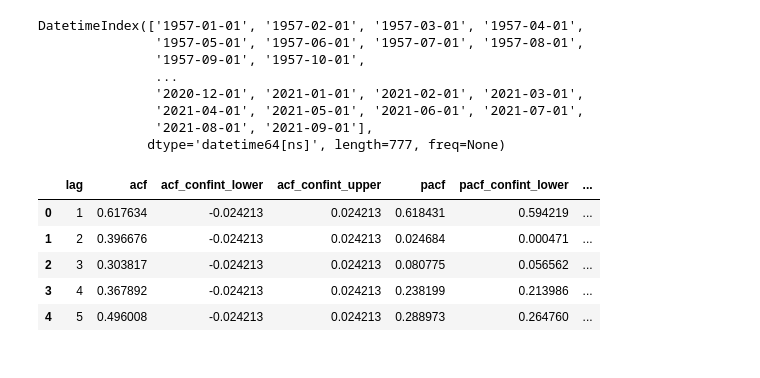
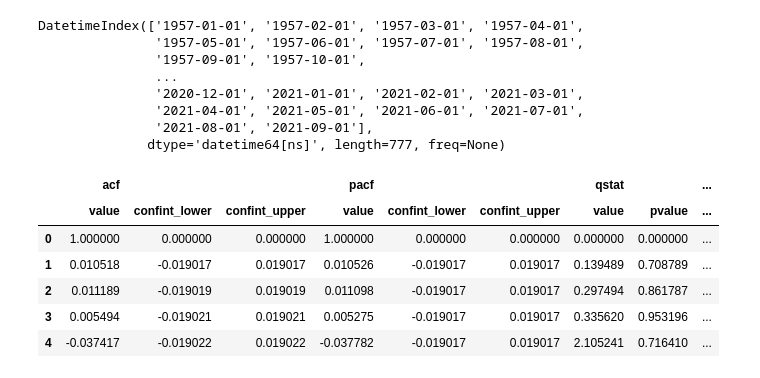
Before and after one commit to jonathanmishler/hrafn, a Jupyter notebook: plotting.ipynb, the cells around one changed output. Saved outputs shown, nothing was run; the diff lists cells and outputs as text; code cells hidden in the pictures.

Commit message:
ACF and PACF plots

```diff
--- a/plotting.ipynb
+++ b/plotting.ipynb
@@ -17,6 +19,9 @@ Loading BokehJS ...
 [interactive output not drawn]
 # %%
 fred = Fred(api_key=settings.fred_api_key)
-y = fred.get_series('CPILFENS')
+#y = fred.get_series('CPILFENS')
+stock = yf.Ticker("F")
+# %%
+y=stock.history(period="5y")
 # %%
 print(f"Range is from {y.index.min().strftime('%B %d, %Y')} to {y.index.max().strftime('%B %d, %Y')}")
@@ -143,30 +158,29 @@ DatetimeIndex(['1957-01-01', '1957-02-01', '1957-03-01', '1957-04-01',
                '2021-04-01', '2021-05-01', '2021-06-01', '2021-07-01',
                '2021-08-01', '2021-09-01'],
               dtype='datetime64[ns]', length=777, freq=None)
-# %%
-y_t = np.log(y).diff().dropna()
-nlags = 30
-alpha = 0.5
-is_wn = True
-acf, acf_confint, qstat, qstat_pvalue= stattools.acf(y_t, nlags = nlags, qstat=True, alpha=alpha, bartlett_confint=not is_wn)
-pacf, pacf_confint = stattools.pacf(y_t, nlags=nlags, alpha=alpha)
-df = pd.DataFrame(dict(
-    lag = [str(l) for l in range(1,nlags+1)],
-    acf = acf[1:],
-    acf_confint_lower = (acf_confint[:,0] - acf)[1:],
-    acf_confint_upper = (acf_confint[:,1]-acf)[1:],
-    pacf = pacf[1:],
-    pacf_confint_lower = pacf_confint[1:, 0],
-    pacf_confint_upper = pacf_confint[1:, 1],
-    qstat = qstats,
-    qstat_pvalue = qstat_pvalue
-    ))
-df.head()
-# %% [output]
-|  | lag | acf | acf_confint_lower | acf_confint_upper | pacf | pacf_confint_lower | ... |
-| 0 | 1 | 0.617634 | -0.024213 | 0.024213 | 0.618431 | 0.594219 | ... |
-| 1 | 2 | 0.396676 | -0.024213 | 0.024213 | 0.024684 | 0.000471 | ... |
-| 2 | 3 | 0.303817 | -0.024213 | 0.024213 | 0.080775 | 0.056562 | ... |
-| 3 | 4 | 0.367892 | -0.024213 | 0.024213 | 0.238199 | 0.213986 | ... |
-| 4 | 5 | 0.496008 | -0.024213 | 0.024213 | 0.288973 | 0.264760 | ... |
+# %%
+def confint_zero(x):
+    return x[1] - np.repeat(x[0],2).reshape(-1,2)
+
+
+y_t = np.log(y.Close).diff().dropna()
+nlags = 30
+alpha = 0.5
+not_wn = True
+acf = stattools.acf(y_t, nlags = nlags, qstat=True, alpha=alpha, bartlett_confint=not_wn)
+pacf = stattools.pacf(y_t, nlags=nlags, alpha=alpha)
+qstat = np.insert(np.stack([acf[-2], acf[-1]], axis = 1),0,np.repeat(0, 2), axis=0)
+col = [("acf", "value"), ("acf", "confint_lower"), ("acf", "confint_upper"), ("pacf", "value"), ("pacf", "confint_lower"), ("pacf", "confint_upper"), ("qstat", "value"), ("qstat", "pvalue")]
+pd.MultiIndex.from_tuples(col)
+df = pd.DataFrame(np.column_stack([acf[0], confint_zero(acf), pacf[0], confint_zero(pacf), qstat]), columns=pd.MultiIndex.from_tuples(col))
+df[("lag", "k")] = [str(l) for l in df.index]
+df.head()
+# %% [output]
+|  | acf |  |  | pacf |  |  | qstat |  | ... |
+|  | value | confint_lower | confint_upper | value | confint_lower | confint_upper | value | pvalue | ... |
+| 0 | 1.000000 | 0.000000 | 0.000000 | 1.000000 | 0.000000 | 0.000000 | 0.000000 | 0.000000 | ... |
+| 1 | 0.010518 | -0.019017 | 0.019017 | 0.010526 | -0.019017 | 0.019017 | 0.139489 | 0.708789 | ... |
+| 2 | 0.011189 | -0.019019 | 0.019019 | 0.011098 | -0.019017 | 0.019017 | 0.297494 | 0.861787 | ... |
+| 3 | 0.005494 | -0.019021 | 0.019021 | 0.005275 | -0.019017 | 0.019017 | 0.335620 | 0.953196 | ... |
+| 4 | -0.037417 | -0.019022 | 0.019022 | -0.037782 | -0.019017 | 0.019017 | 2.105241 | 0.716410 | ... |
 # %%
```
Also changed, not shown: parts of 6 cells of this notebook.
